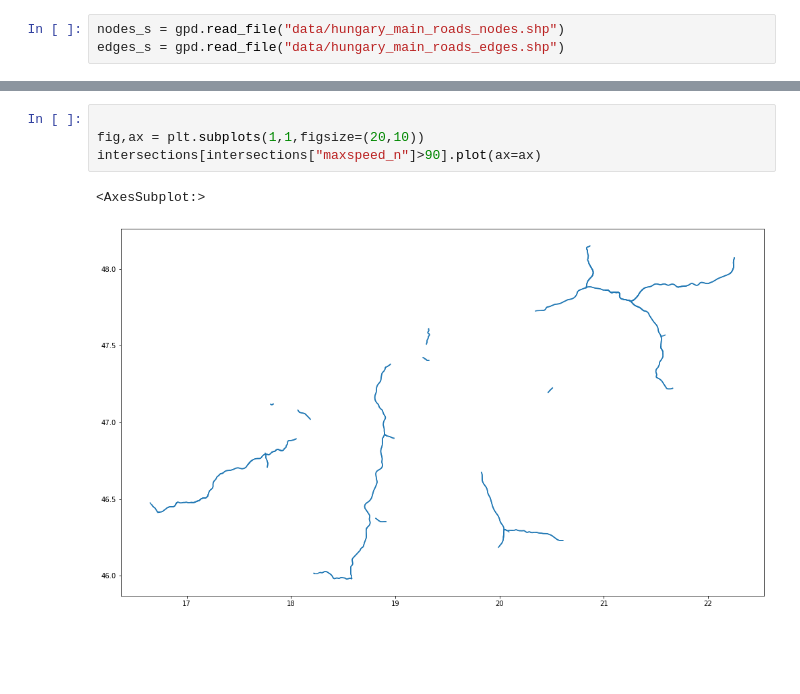
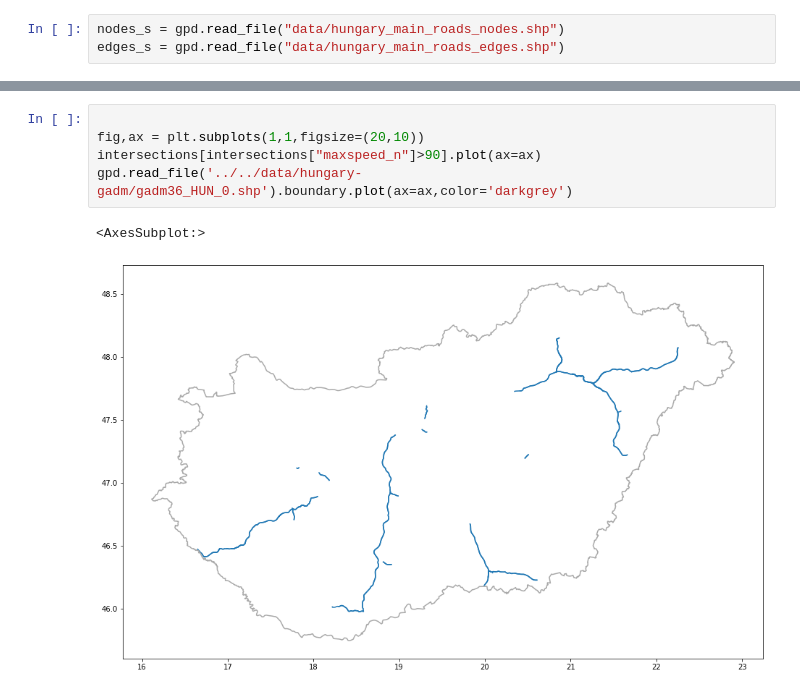
Before and after one commit to bokae/wwcs-2022-memory-of-social-connections, a Jupyter notebook: simplified_roads/hungary/02_temporal_graphs.ipynb, the cells around one changed output, grey strips where cells are left out. Saved outputs shown, nothing was run; the diff lists cells and outputs as text; blank space fills up the shorter version.

Commit message:
Added border of Hungary.

```diff
--- a/simplified_roads/hungary/02_temporal_graphs.ipynb
+++ b/simplified_roads/hungary/02_temporal_graphs.ipynb
@@ -46,7 +50,8 @@ intersections.head()
 # %%
 
 fig,ax = plt.subplots(1,1,figsize=(20,10))
 intersections[intersections["maxspeed_n"]>90].plot(ax=ax)
+gpd.read_file('../../data/hungary-gadm/gadm36_HUN_0.shp').boundary.plot(ax=ax,color='darkgrey')
 # %% [output]
 <AxesSubplot:>
-[figure, old version]
+[figure, new version]
```
Also changed, not shown: parts of 1 cell of this notebook.
